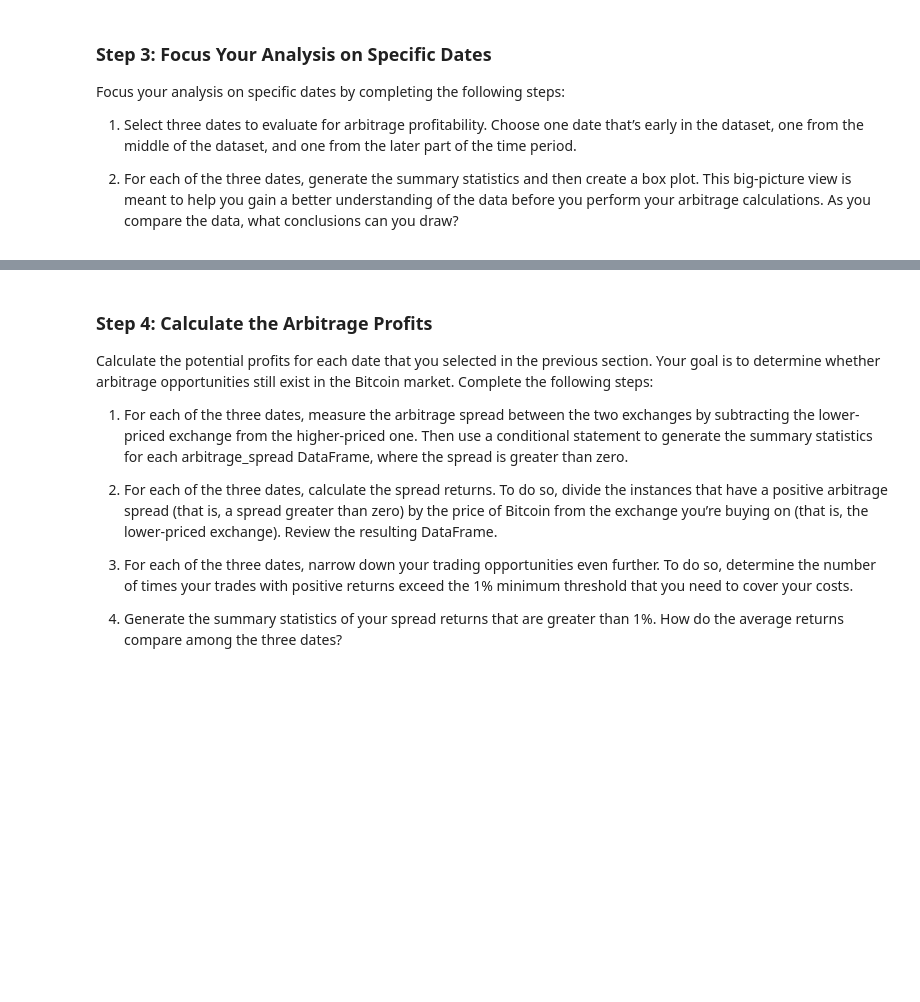
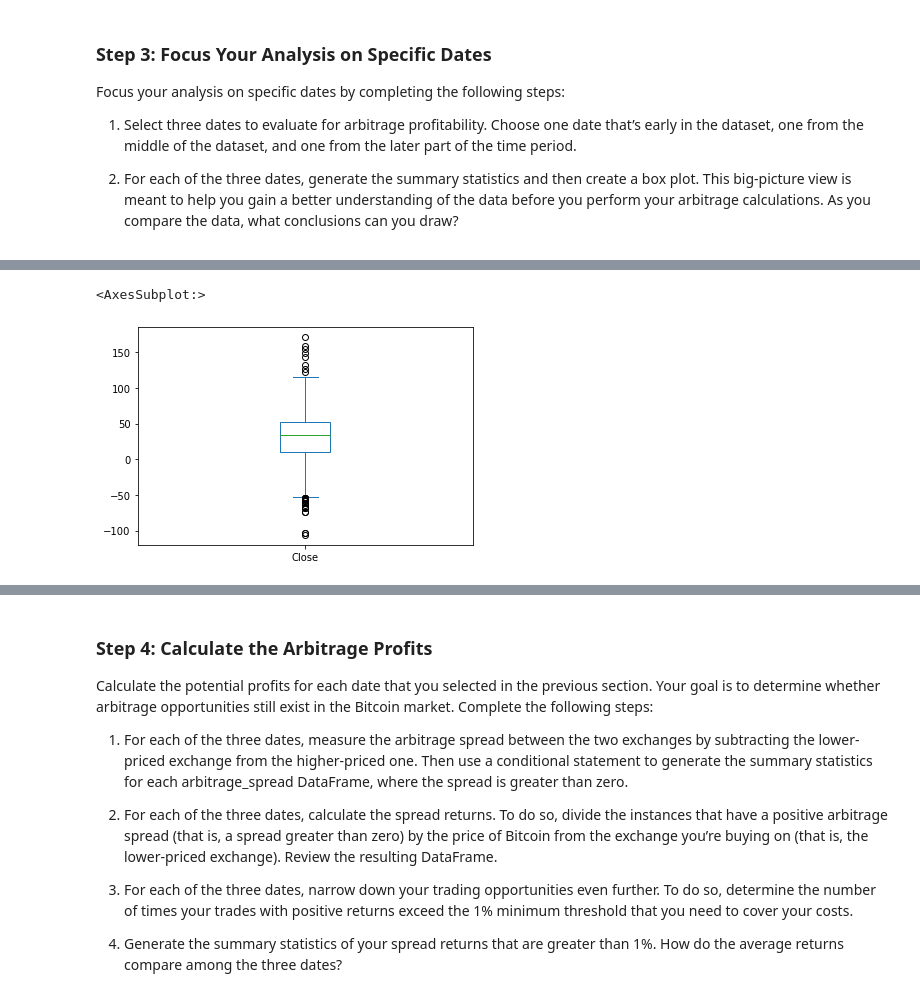
Before and after one commit to smuhammad1/Crypto_Arbitrage, a Jupyter notebook: crypto_arbitrage.ipynb, the cells around one changed output, grey strips where cells are left out. Drawn from its saved outputs; the diff is of its cells as text; code cells hidden in the pictures; blank space fills up the shorter version.

```diff
--- a/crypto_arbitrage.ipynb
+++ b/crypto_arbitrage.ipynb
@@ -173,0 +198,7 @@ coinbase.head()
+# %%
+# Remove the dollar sign, $ by using the str.replace function
+
+coinbase.loc[:, "Close"] = coinbase.loc[:, "Close"].str.replace("$", "")
+
+#View dtype to confirm all data is float64.
+coinbase.dtypes
@@ -173,0 +207,6 @@ coinbase.head()
+# %%
+# Convert the Close data type to a float
+coinbase.loc[:, "Close"] = coinbase.loc[:, "Close"].astype(float)
+
+#View dtype to confirm all data is float64.
+coinbase.dtypes
@@ -173,0 +234,6 @@ coinbase.head()
+# %%
+# Review the data for duplicate values, and drop them if necessary
+coinbase = coinbase.drop_duplicates()
+
+#drop them if necessary
+coinbase.duplicated().sum()
@@ -304,7 +389,7 @@ coinbase_sliced.loc['2018-01-15'].plot(legend=True, figsize=(10, 5), color="grey
 # %%
 # Using the early date that you have selected, calculate the arbitrage spread
 # by subtracting the bitstamp lower closing prices from the coinbase higher closing prices
-arbitrage_spread_early = bitstamp_sliced.loc['2018-01-15'] - coinbase_sliced.loc['2018-01-15']
+arbitrage_spread_jan = bitstamp_sliced.loc['2018-01-15'] - coinbase_sliced.loc['2018-01-15']
 
 # Generate the summary statistics.
-arbitrage_spread_early.describe()
+arbitrage_spread_jan.describe()
@@ -311,6 +406,9 @@ arbitrage_spread_early.describe()
 # %%
 # Visualize the arbitrage spread from early in the dataset in a box plot
-arbitrage_spread_early.plot(kind='box')
+arbitrage_spread_jan.plot(kind='box')
+# %% [output]
+<AxesSubplot:>
+[figure, added]
 # %%
 # Create an overlay plot that visualizes the two dataframes over a period of one day from the middle of the dataset.
 # Be sure that the plots include the parameters `legend`, `figsize`, `title`, `color` and `label`
```
Also changed, not shown: parts of 55 cells of this notebook.
